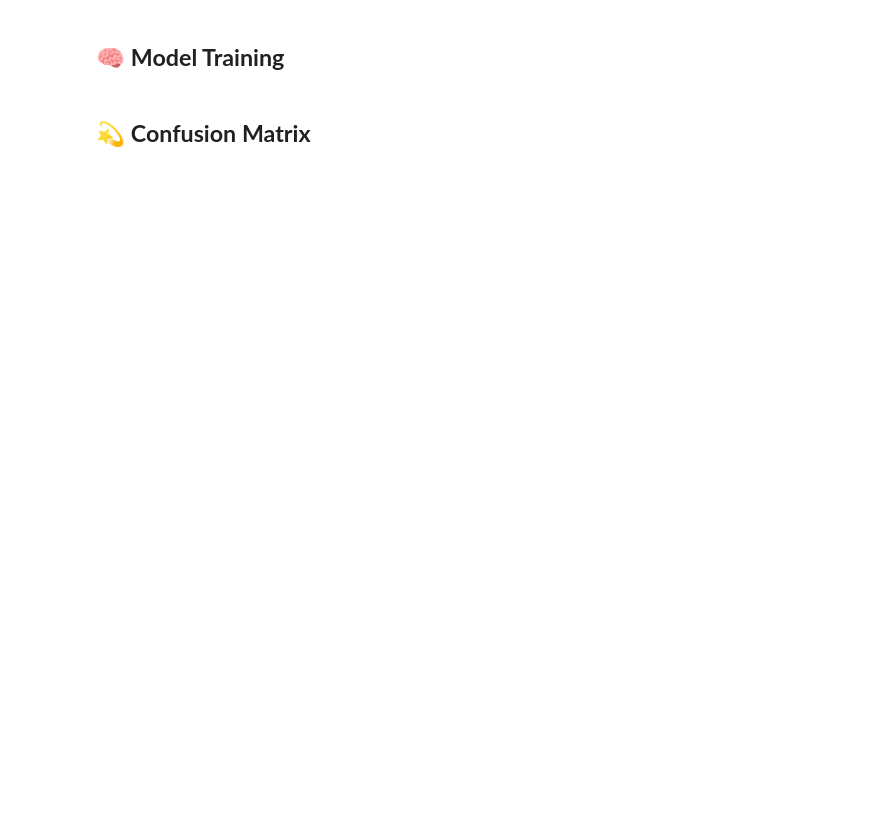
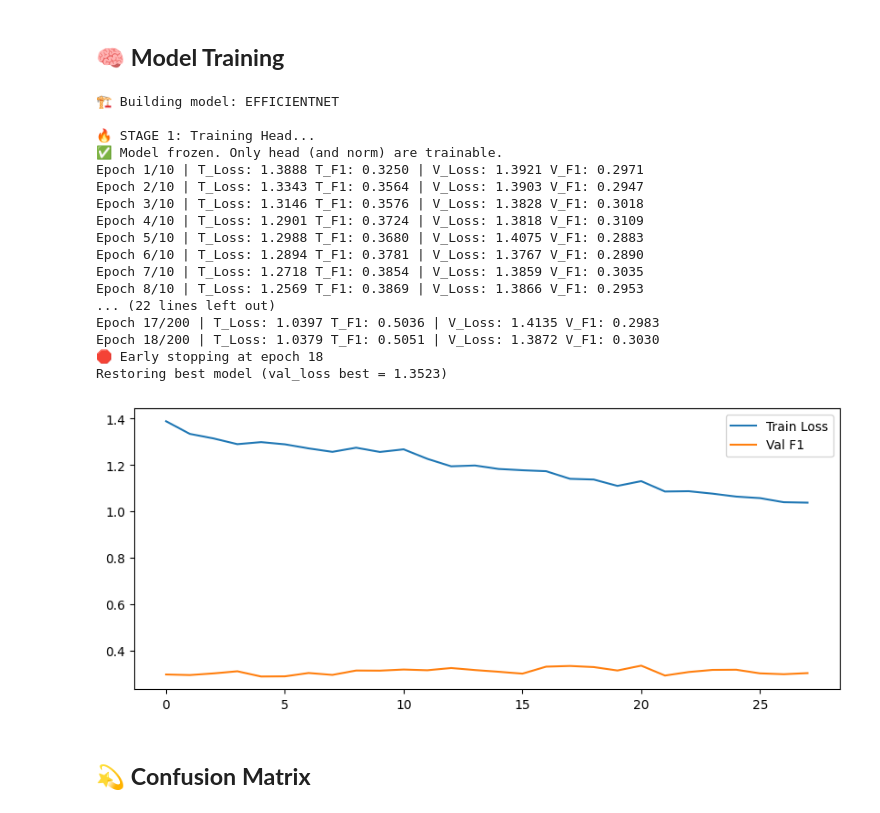
Before and after one commit to Keevin16/ANN2DL-Polimi, a Jupyter notebook: SecondChallenge/notebooks/ROIs.ipynb, the cells around one changed output. Cells and saved outputs as stored; diff of their text form; code cells hidden in the pictures; blank space fills up the shorter version.

```diff
--- a/SecondChallenge/notebooks/ROIs.ipynb
+++ b/SecondChallenge/notebooks/ROIs.ipynb
@@ -565,0 +458,36 @@ print("-" * 30)
+# %%
+# D. Build Dataset
+# This replaces the manual loop you had at the bottom
+print("\nExtracting TRAIN ROIs...")
+train_roi_dataset = build_dataset_from_rois(train_df, CONFIG.TRAIN_DIR, CONFIG)
+
+print("\nExtracting VAL ROIs...")
+val_roi_dataset = build_dataset_from_rois(val_df, CONFIG.TRAIN_DIR, CONFIG)
+
+# -------------------------------------------------------
+# 3. Transform and Encode
+# -------------------------------------------------------
+
+# TRAIN
+X_train = np.stack([x["roi"] for x in train_roi_dataset])
+y_train_raw = [x["label"] for x in train_roi_dataset]
+
+# VAL
+X_val = np.stack([x["roi"] for x in val_roi_dataset])
+y_val_raw = [x["label"] for x in val_roi_dataset]
+
+# Encode using ALL labels to keep global mapping
+le = LabelEncoder()
+le.fit(valid_df["label"])
+
+y_train = le.transform(y_train_raw)
+y_val = le.transform(y_val_raw)
+
+
+# -------------------------------------------------------
+# 4. Final Output Check
+# -------------------------------------------------------
+
+# OPTIONAL: Save the encoder for later inference
+# import joblib
+# joblib.dump(le, 'label_encoder.joblib')
@@ -608,9 +561,6 @@ def get_transforms():
     return train_tf, val_tf
 
 # Split Data
-X_train, X_val, y_train, y_val = train_test_split(
-    X_raw, y_encoded, test_size=0.15, stratify=y_encoded, random_state=SEED
-)
 
 # Create Datasets
 train_tf, val_tf = get_transforms()
@@ -889,10 +844,9 @@ model = build_model(CONFIG.MODEL_NAME, num_classes, CONFIG.DROPOUT)
 
 # 2. Setup Tools
 class_weights = class_weight.compute_class_weight(
-    "balanced",
-    classes=np.unique(y_train),
-    y=y_train
+    "balanced", classes=np.unique(y_train), y=y_train
 )
+
 class_weights = torch.tensor(class_weights, dtype=torch.float32).to(device)
 
 criterion = nn.CrossEntropyLoss(weight=class_weights)
@@ -924,33 +878,52 @@ trainer.fit(
     patience=10,
     save_name="stage1_model"
 )
 
 # 4. STAGE 2: Fine-Tuning Backbone
 print("\n🔥 STAGE 2: Fine Tuning Backbone...")
 set_parameter_requires_grad(model, feature_extracting=False)
 
 optimizer = torch.optim.Adam(
     filter(lambda p: p.requires_grad, model.parameters()),
     lr=CONFIG.LR_FINE,
     weight_decay=1e-4
 )
 
 trainer.optimizer = optimizer
 
 trainer.fit(
     train_loader,
     val_loader,
     epochs=CONFIG.EPOCHS_FINE,
     patience=CONFIG.PATIENCE,
     save_name="best_model"
 )
 
 # 5. Plot Results
 plt.figure(figsize=(10,4))
 plt.plot(trainer.history['train_loss'], label='Train Loss')
 plt.plot(trainer.history['val_f1'], label='Val F1')
 plt.legend()
 plt.show()
+# %% [output]
+🏗️ Building model: EFFICIENTNET
+
+🔥 STAGE 1: Training Head...
+✅ Model frozen. Only head (and norm) are trainable.
+Epoch 1/10 | T_Loss: 1.3888 T_F1: 0.3250 | V_Loss: 1.3921 V_F1: 0.2971
+Epoch 2/10 | T_Loss: 1.3343 T_F1: 0.3564 | V_Loss: 1.3903 V_F1: 0.2947
+Epoch 3/10 | T_Loss: 1.3146 T_F1: 0.3576 | V_Loss: 1.3828 V_F1: 0.3018
+Epoch 4/10 | T_Loss: 1.2901 T_F1: 0.3724 | V_Loss: 1.3818 V_F1: 0.3109
+Epoch 5/10 | T_Loss: 1.2988 T_F1: 0.3680 | V_Loss: 1.4075 V_F1: 0.2883
+Epoch 6/10 | T_Loss: 1.2894 T_F1: 0.3781 | V_Loss: 1.3767 V_F1: 0.2890
+Epoch 7/10 | T_Loss: 1.2718 T_F1: 0.3854 | V_Loss: 1.3859 V_F1: 0.3035
+Epoch 8/10 | T_Loss: 1.2569 T_F1: 0.3869 | V_Loss: 1.3866 V_F1: 0.2953
+... (22 lines left out)
+Epoch 17/200 | T_Loss: 1.0397 T_F1: 0.5036 | V_Loss: 1.4135 V_F1: 0.2983
+Epoch 18/200 | T_Loss: 1.0379 T_F1: 0.5051 | V_Loss: 1.3872 V_F1: 0.3030
+🛑 Early stopping at epoch 18
+Restoring best model (val_loss best = 1.3523)
+[figure, added]
 # %% [markdown]
 ## 💫 **Confusion Matrix**
 # %%
```
Also changed, not shown: parts of 15 cells of this notebook.
